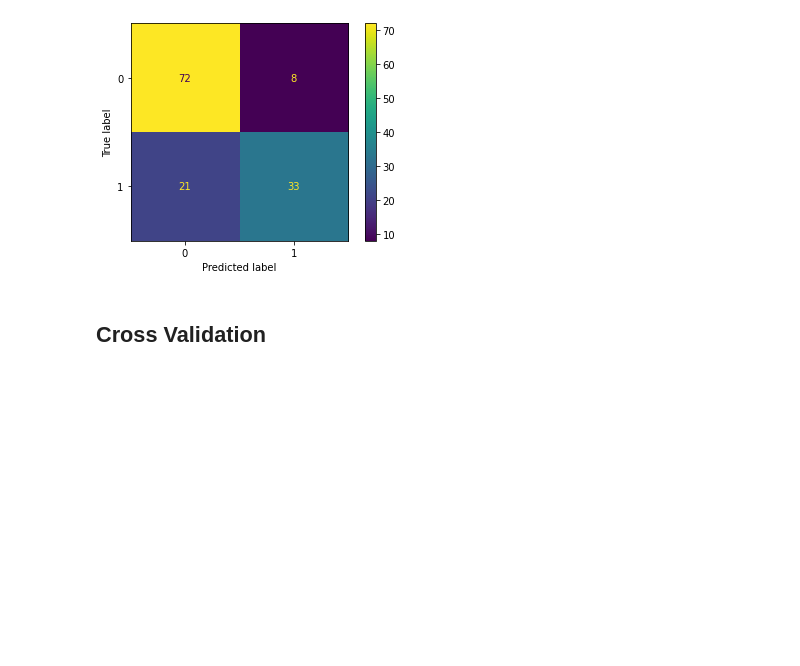
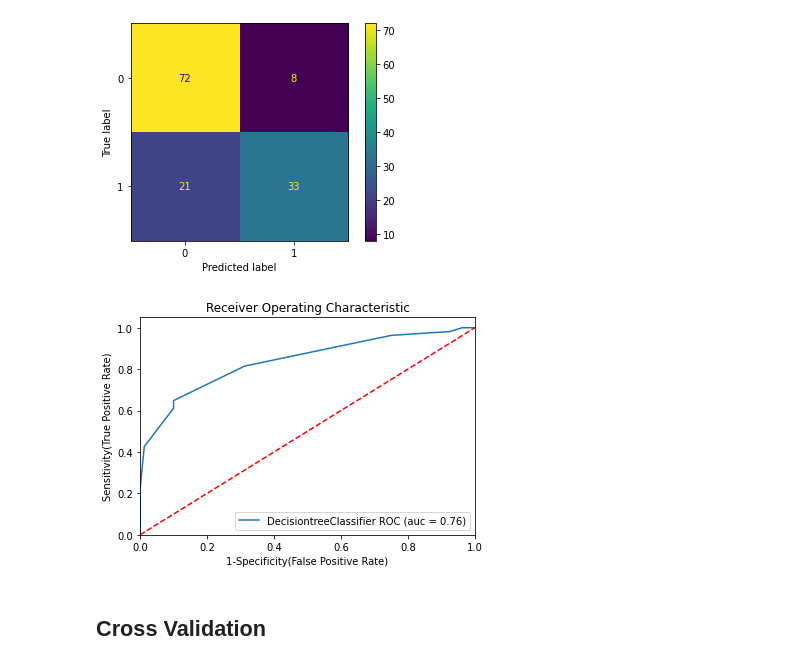
Before and after one commit to plaban1981/INEURON, a Jupyter notebook: Desicion_Tree_Assignment.ipynb, the cells around one changed output. Saved outputs shown, nothing was run; the diff lists cells and outputs as text; code cells hidden in the pictures; blank space fills up the shorter version.

```diff
--- a/Desicion_Tree_Assignment.ipynb
+++ b/Desicion_Tree_Assignment.ipynb
@@ -239,6 +239,27 @@ plot_confusion_matrix(clf,X_test,y_test,values_format='.2g')
 # %% [output]
 <sklearn.metrics._plot.confusion_matrix.ConfusionMatrixDisplay at 0x...>
 [figure]
+# %%
+y_pred_proba = clf.predict_proba(X_test)
+# %%
+from sklearn.metrics import roc_auc_score,roc_curve
+# Compute False postive rate, and True positive rate
+fpr, tpr, thresholds = roc_curve(y_test, y_pred_proba[:,1])
+# Calculate Area under the curve to display on the plot
+auc = roc_auc_score(y_test,y_pred)
+# Now, plot the computed values
+plt.plot(fpr, tpr, label='%s ROC (auc = %0.2f)' % ('DecisiontreeClassifier', auc))
+# Custom settings for the plot
+plt.plot([0, 1], [0, 1],'r--')
+plt.xlim([0.0, 1.0])
+plt.ylim([0.0, 1.05])
+plt.xlabel('1-Specificity(False Positive Rate)')
+plt.ylabel('Sensitivity(True Positive Rate)')
+plt.title('Receiver Operating Characteristic')
+plt.legend()
+plt.show()
+# %% [output]
+[figure, added]
 # %% [markdown]
 ## Cross Validation
 # %%
```
